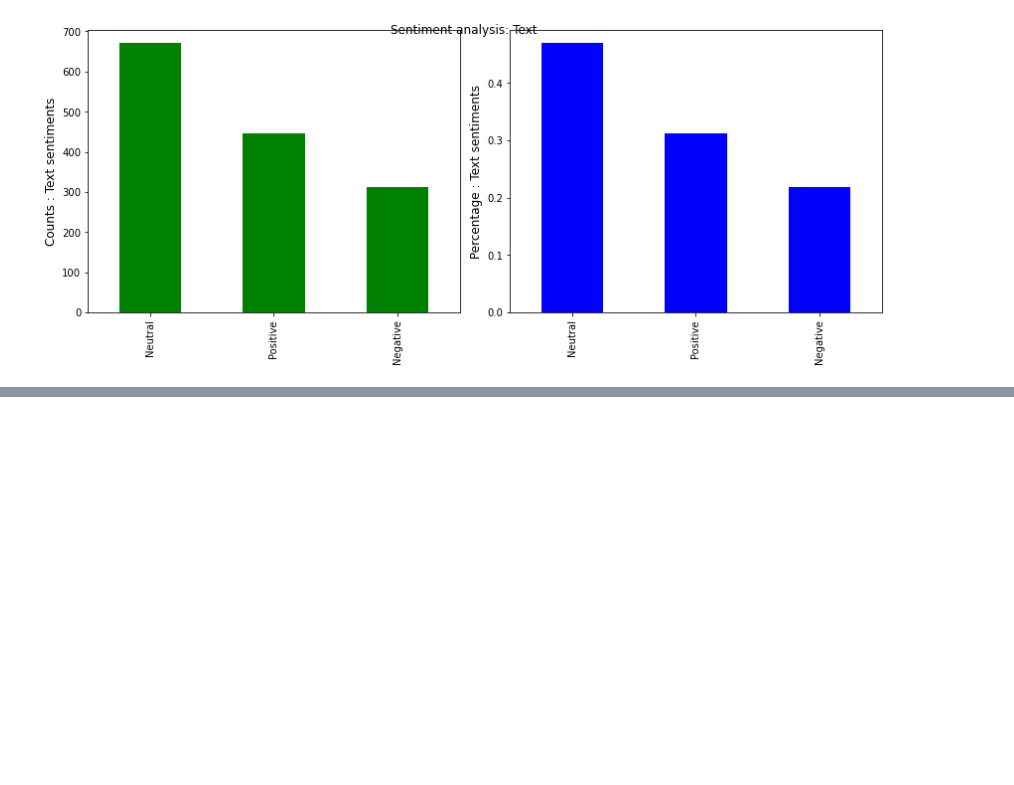
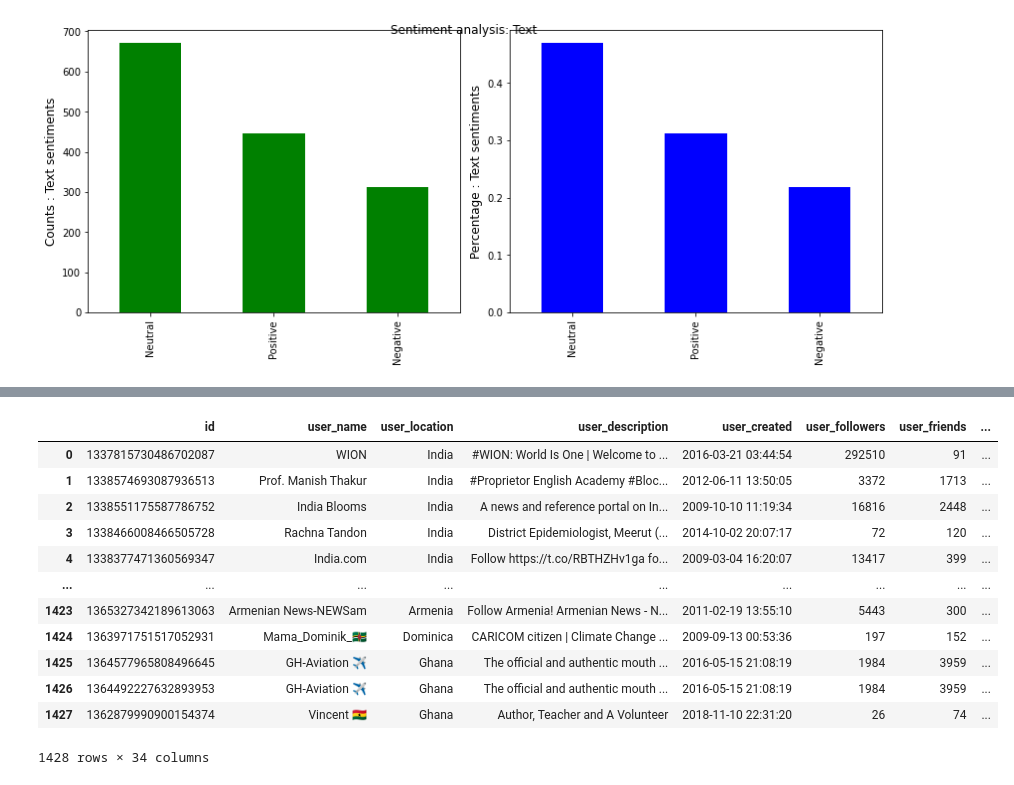
Before and after one commit to Joelcox518/butler-project3-groupb, a Jupyter notebook: C-19-tweets.ipynb, the cells around one changed output, grey strips where cells are left out. Cells and saved outputs as stored; diff of their text form; code cells hidden in the pictures; blank space fills up the shorter version.

```diff
--- a/C-19-tweets.ipynb
+++ b/C-19-tweets.ipynb
@@ -471,0 +473,16 @@ show_wordcloud(tweets_df.loc[tweets_df['sentiment']=='Neutral', 'text'],
+# %%
+tweets_df
+# %% [output]
+|  | id | user_name | user_location | user_description | user_created | user_followers | user_friends | ... |
+| 0 | 1337815730486702087 | WION | India | #WION: World Is One | Welcome to ... | 2016-03-21 03:44:54 | 292510 | 91 | ... |
+| 1 | 1338574693087936513 | Prof. Manish Thakur | India | #Proprietor English Academy #Bloc... | 2012-06-11 13:50:05 | 3372 | 1713 | ... |
+| 2 | 1338551175587786752 | India Blooms | India | A news and reference portal on In... | 2009-10-10 11:19:34 | 16816 | 2448 | ... |
+| 3 | 1338466008466505728 | Rachna Tandon | India | District Epidemiologist, Meerut (... | 2014-10-02 20:07:17 | 72 | 120 | ... |
+| 4 | 1338377471360569347 | India.com | India | Follow https://t.co/RBTHZHv1ga fo... | 2009-03-04 16:20:07 | 13417 | 399 | ... |
+| ... | ... | ... | ... | ... | ... | ... | ... | ... |
+| 1423 | 1365327342189613063 | Armenian News-NEWSam | Armenia | Follow Armenia! Armenian News - N... | 2011-02-19 13:55:10 | 5443 | 300 | ... |
+| 1424 | 1363971751517052931 | Mama_Dominik_🇩🇲 | Dominica | CARICOM citizen | Climate Change ... | 2009-09-13 00:53:36 | 197 | 152 | ... |
+| 1425 | 1364577965808496645 | GH-Aviation ✈️ | Ghana | The official and authentic mouth ... | 2016-05-15 21:08:19 | 1984 | 3959 | ... |
+| 1426 | 1364492227632893953 | GH-Aviation ✈️ | Ghana | The official and authentic mouth ... | 2016-05-15 21:08:19 | 1984 | 3959 | ... |
+| 1427 | 1362879990900154374 | Vincent 🇬🇭 | Ghana | Author, Teacher and A Volunteer | 2018-11-10 22:31:20 | 26 | 74 | ... |
+1428 rows × 34 columns
```
Also changed, not shown: parts of 12 cells of this notebook, 1 other file.
